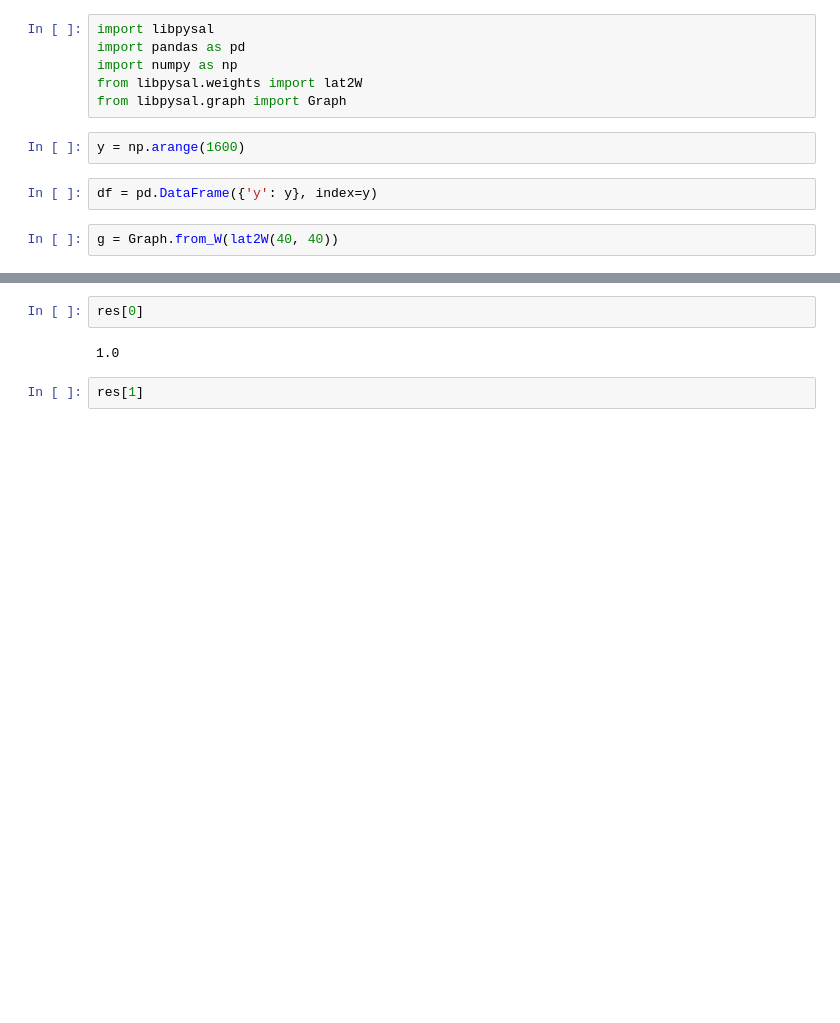
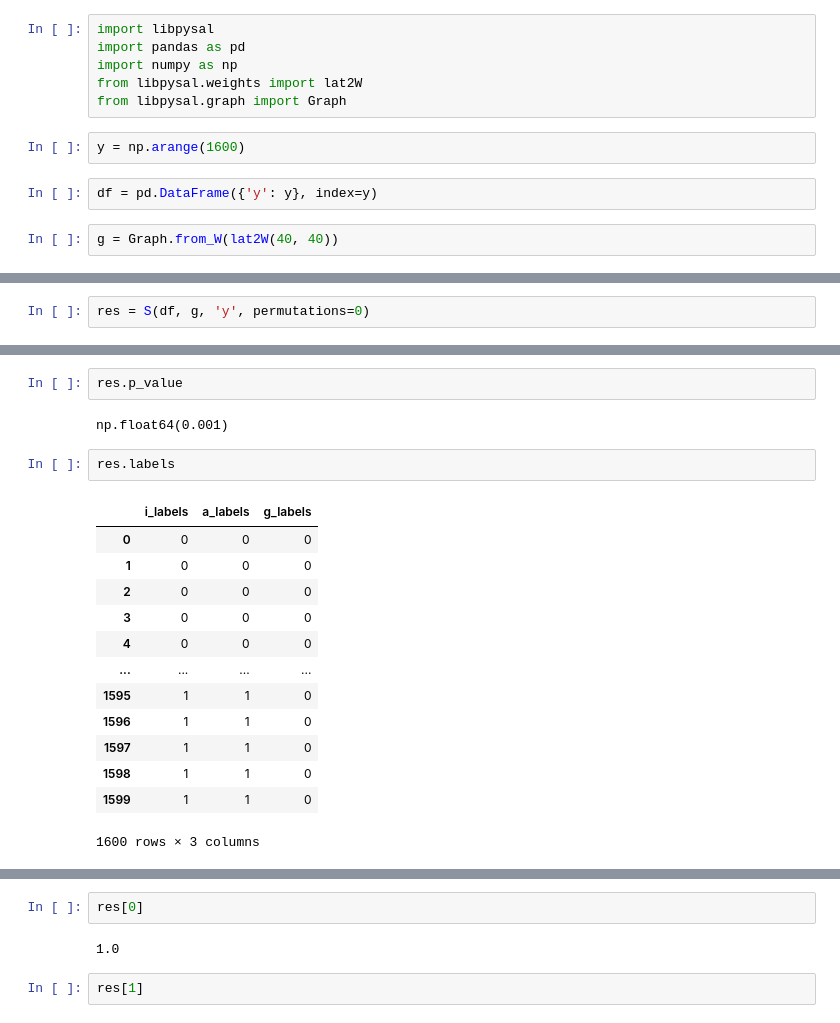
Before and after one commit to pysal/inequality, a Jupyter notebook: docs/user-guide/measure/spatial_polarization.ipynb, the cells around one changed output, grey strips where cells are left out. Drawn from its saved outputs; the diff is of its cells as text; blank space fills up the shorter version.

```diff
--- a/docs/user-guide/measure/spatial_polarization.ipynb
+++ b/docs/user-guide/measure/spatial_polarization.ipynb
@@ -14,0 +36,2 @@ g = Graph.from_W(lat2W(40, 40))
+# %%
+res = S(df, g, 'y', permutations=0)
@@ -15,3 +55,23 @@ g = Graph.from_W(lat2W(40, 40))
+# %%
+res.p_value
+# %% [output]
+np.float64(0.001)
+# %%
+res.labels
+# %% [output]
+|  | i_labels | a_labels | g_labels |
+| 0 | 0 | 0 | 0 |
+| 1 | 0 | 0 | 0 |
+| 2 | 0 | 0 | 0 |
+| 3 | 0 | 0 | 0 |
+| 4 | 0 | 0 | 0 |
+| ... | ... | ... | ... |
+| 1595 | 1 | 1 | 0 |
+| 1596 | 1 | 1 | 0 |
+| 1597 | 1 | 1 | 0 |
+| 1598 | 1 | 1 | 0 |
+| 1599 | 1 | 1 | 0 |
+1600 rows × 3 columns
 # %%
 %%timeit
 res = S(df, g, 'y', n_jobs=4)
```
Also changed, not shown: parts of 11 cells of this notebook, 1 other file.
